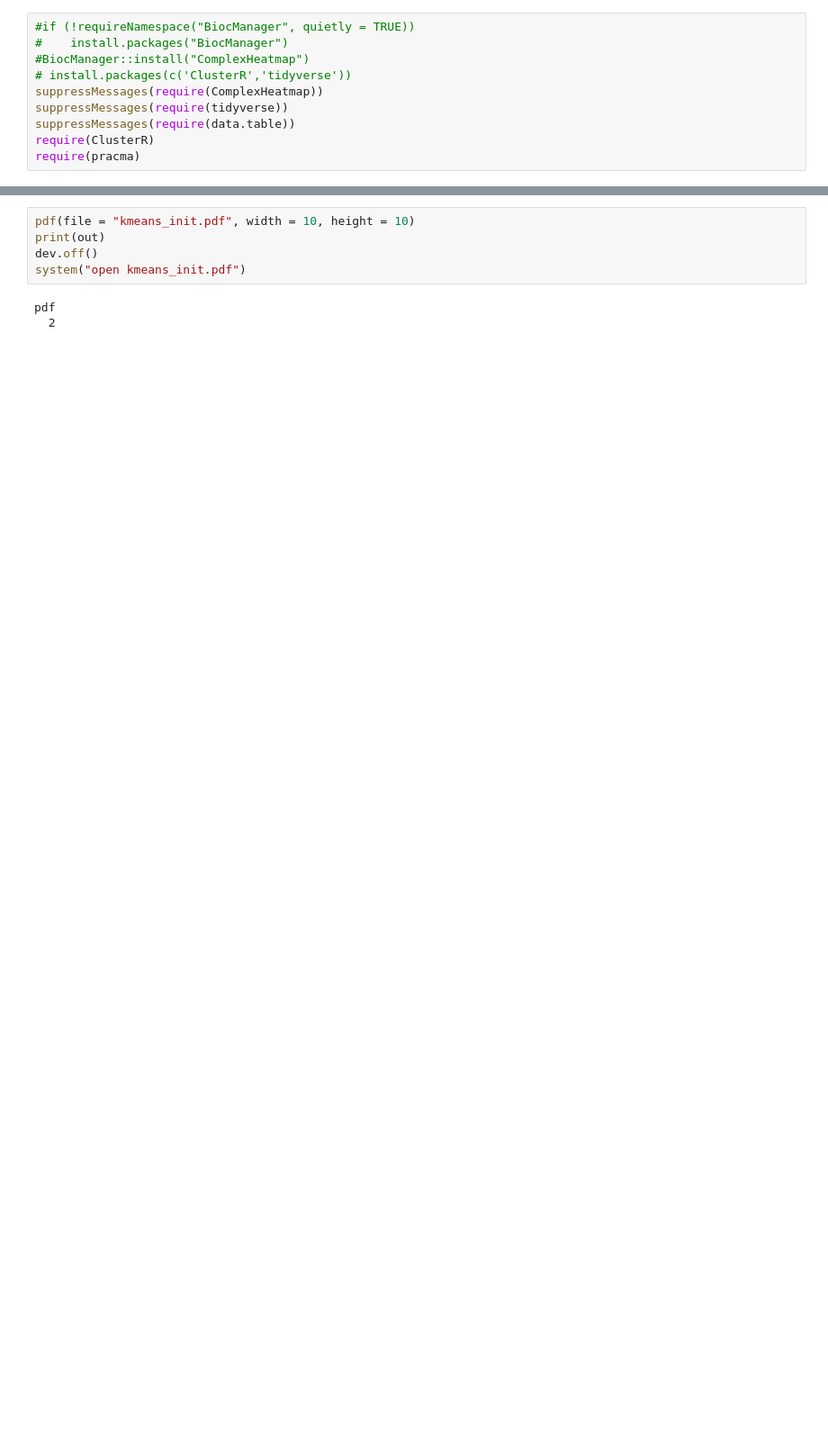
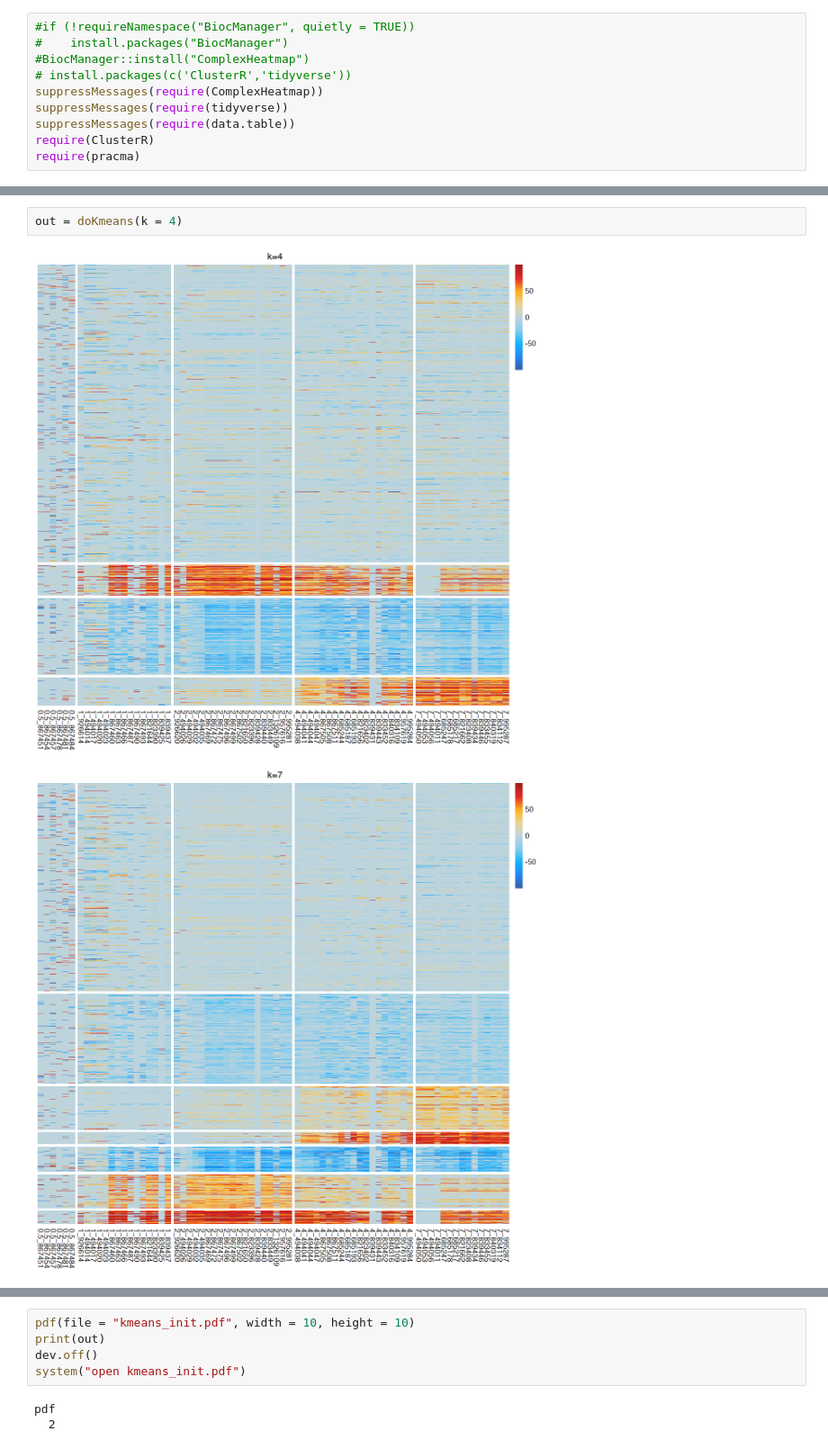
Before and after one commit to biomystery/covid-project, a Jupyter notebook: notebooks/02.clustering.ipynb, the cells around one changed output, grey strips where cells are left out. Shown at 90% size. Saved outputs shown, nothing was run; the diff lists cells and outputs as text; blank space fills up the shorter version.

```diff
--- a/notebooks/02.clustering.ipynb
+++ b/notebooks/02.clustering.ipynb
@@ -56,3 +61,8 @@ doKmeans()
+# %%
+out = doKmeans(k = 4)
+# %% [output]
+[figure, added]
+[figure, added]
 # %%
 pdf(file = "kmeans_init.pdf", width = 10, height = 10)
 for (k_ in 4:20) {
```
Also changed, not shown: parts of 14 cells of this notebook, 1 other file.
